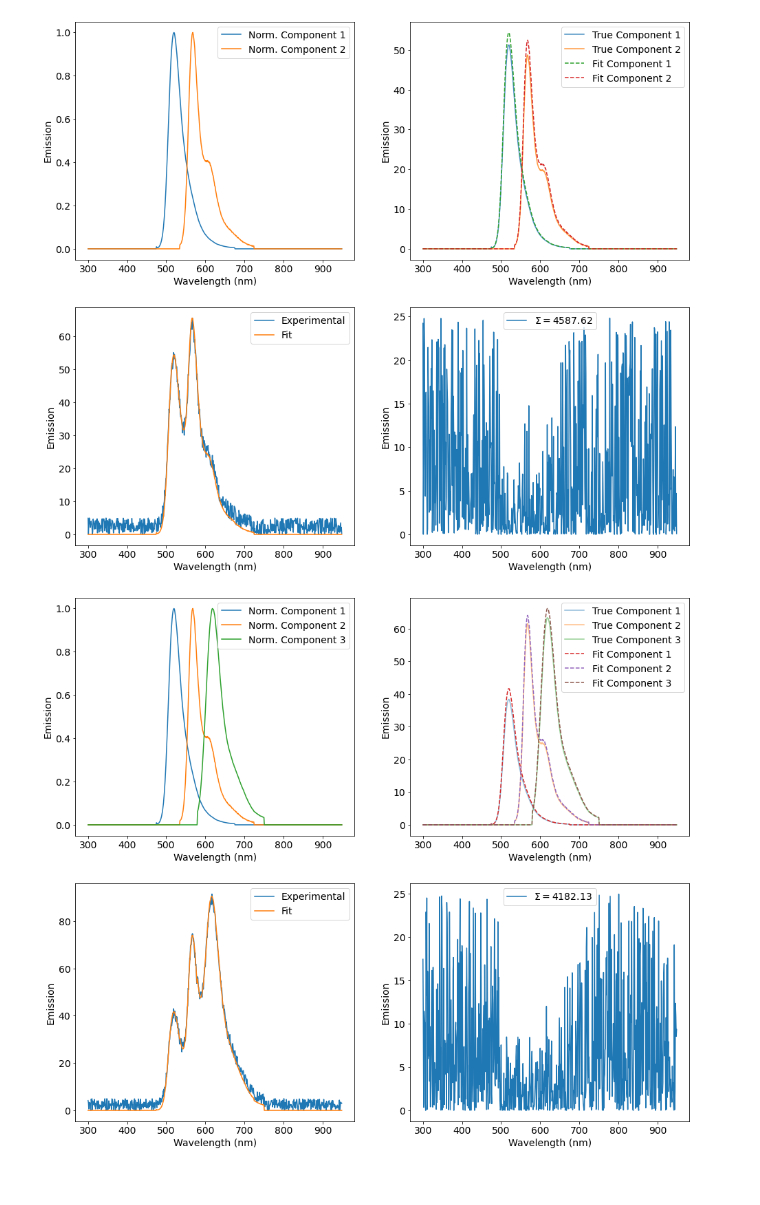
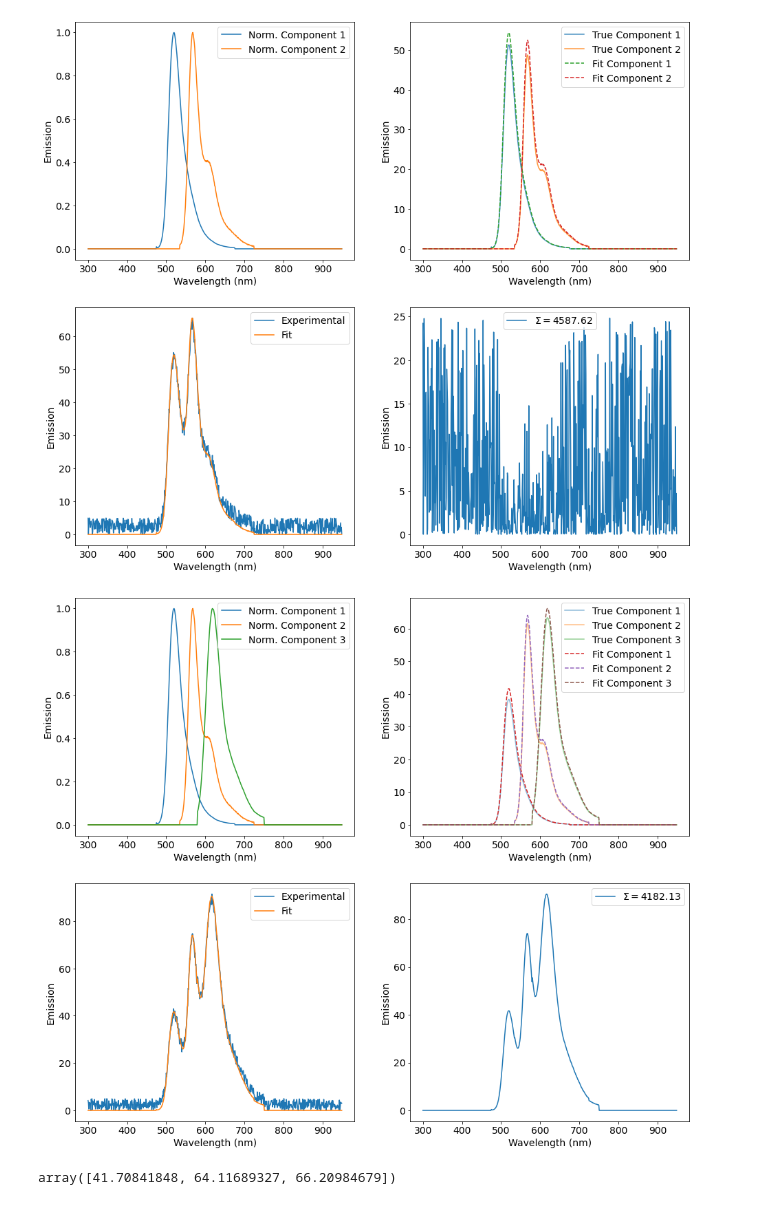
Before and after one commit to mchirib1/Basics-of-Forster-Resonance-Energy-Transfer, a Jupyter notebook: Spectral Deconvolution.ipynb, the cells around one changed output. Saved outputs shown, nothing was run; the diff lists cells and outputs as text; code cells hidden in the pictures.

```diff
--- a/Spectral Deconvolution.ipynb
+++ b/Spectral Deconvolution.ipynb
@@ -99,32 +99,53 @@ axes = ax.reshape(4)
 
 axes[0].plot(wl, e1/e1.max(), label='Norm. Component 1')
 axes[0].plot(wl, e2/e2.max(), label='Norm. Component 2')
 axes[0].plot(wl, e3/e3.max(), label='Norm. Component 3')
 
 
 axes[1].plot(wl, (e1), label='True Component 1', alpha=0.5)
 axes[1].plot(wl, (e2), label='True Component 2', alpha=0.5)
 axes[1].plot(wl, (e3), label='True Component 3', alpha=0.5)
 axes[1].plot(wl, (e1/e1.max())*estimators[0], label='Fit Component 1', linestyle='--')
 axes[1].plot(wl, (e2/e2.max())*estimators[1], label='Fit Component 2', linestyle='--')
 axes[1].plot(wl, (e3/e3.max())*estimators[2], label='Fit Component 3', linestyle='--')
 
 
 axes[2].plot(wl, e4, label='Experimental')
 axes[2].plot(wl, fit, label='Fit')
 
-axes[3].plot(wl, residuals, label=f'$\Sigma  = {round(residuals.sum(), 2)}$')
+# axes[3].plot(wl, residuals, label=f'$\Sigma  = {round(residuals.sum(), 2)}$')
+axes[3].plot(wl, fit, label=f'$\Sigma  = {round(residuals.sum(), 2)}$')
 
 axes[0].legend()
 axes[1].legend()
 axes[2].legend()
 axes[3].legend()
 
 for ax in axes:
 
     ax.set_xlabel('Wavelength (nm)')
     ax.set_ylabel('Emission')
 
 plt.show()
 # %% [output]
-[figure, old version]
+[figure, new version]
+# %%
+# Rx = Q.Tb
+
+y = np.dot(Q.T, e4)
+def back_sub(U, y):
+
+    n = U.shape[0]
+    x = np.zeros(n)
+
+    for i in range(n-1, -1, -1):
+        s = 0
+        for j in range(i+1, n):
+            s += U[i][j] * x[j]
+        x[i]= (y[i] - s) / U[i][i]
+
+    return x
+
+back_sub(R, y)
+# %% [output]
+array([41.70841848, 64.11689327, 66.20984679])
```
Also changed, not shown: parts of 2 cells of this notebook.
